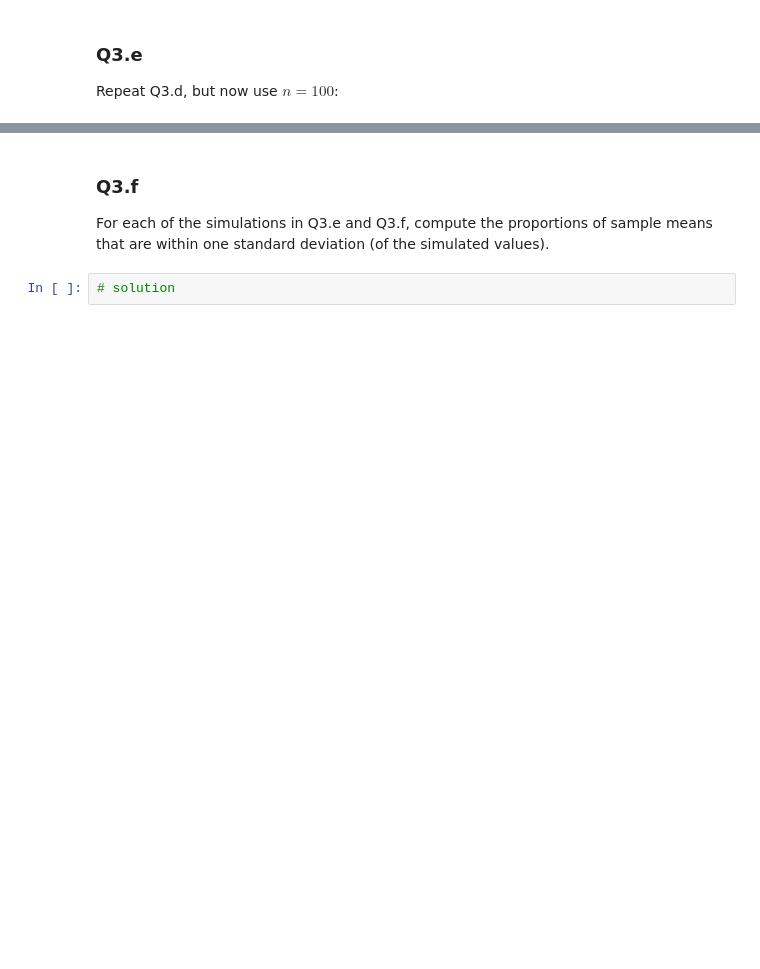
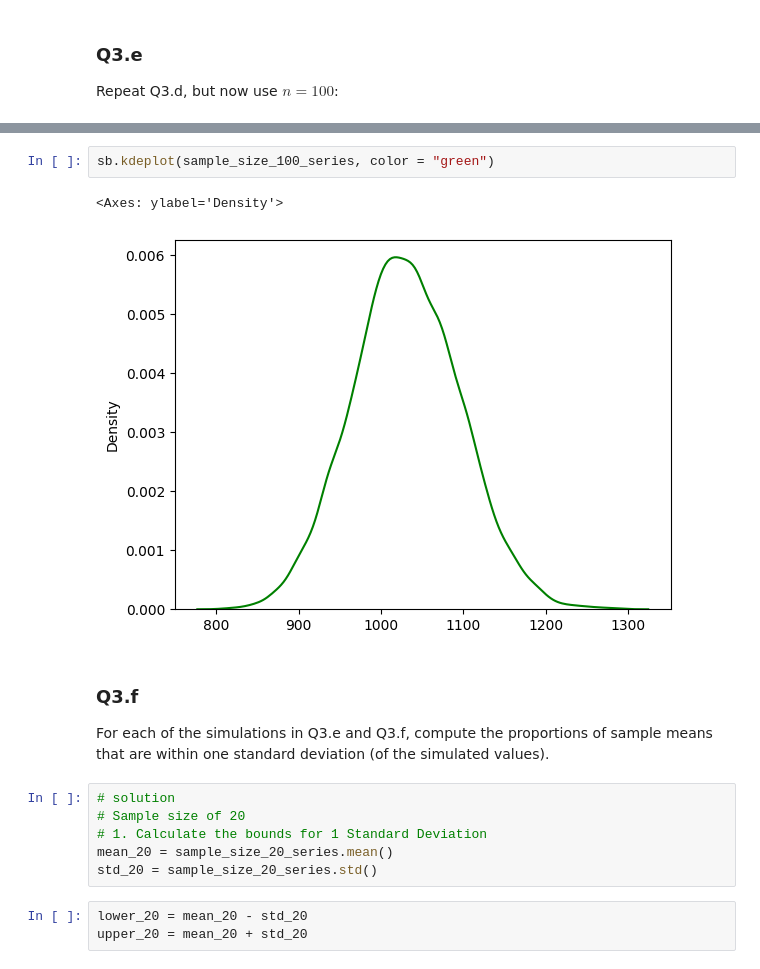
Before and after one commit to UsmanCh1226/DS101_P2, a Jupyter notebook: Copy_of_project2_(UC_2_7_26).ipynb, the cells around one changed output, grey strips where cells are left out. Cells and saved outputs as stored; diff of their text form; blank space fills up the shorter version.

```diff
--- a/Copy_of_project2_(UC_2_7_26).ipynb
+++ b/Copy_of_project2_(UC_2_7_26).ipynb
@@ -381,6 +455,18 @@ Repeat Q3.d, but now use $n = 100$:
+# %%
+sb.kdeplot(sample_size_100_series, color = "green")
+# %% [output]
+<Axes: ylabel='Density'>
+[figure, added]
 # %% [markdown]
 ### Q3.f
 
 For each of the simulations in Q3.e and Q3.f, compute the proportions of sample means that are within one standard deviation (of the simulated values).
-# %%
-# solution
+# %%
+# solution
+# Sample size of 20
+# 1. Calculate the bounds for 1 Standard Deviation
+mean_20 = sample_size_20_series.mean()
+std_20 = sample_size_20_series.std()
+# %%
+lower_20 = mean_20 - std_20
+upper_20 = mean_20 + std_20
```
Also changed, not shown: parts of 21 cells of this notebook.
